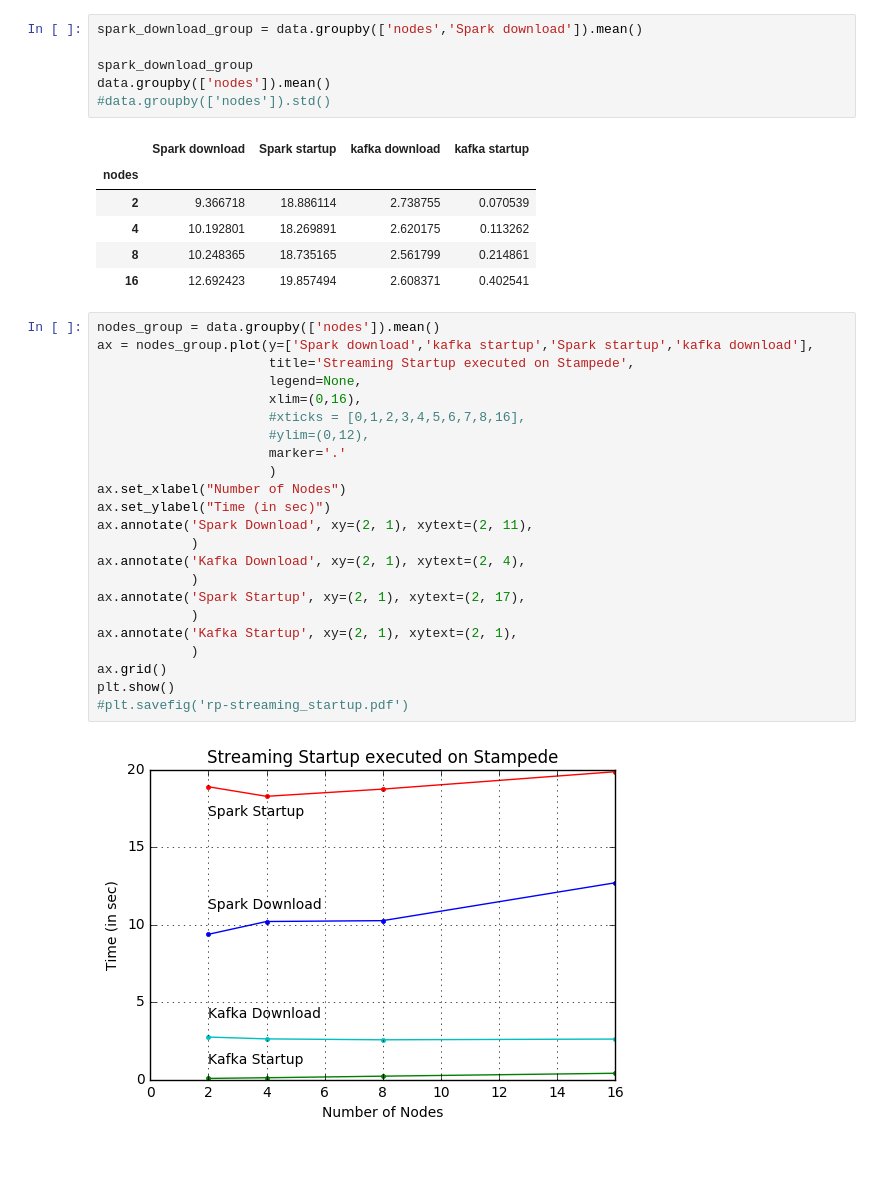
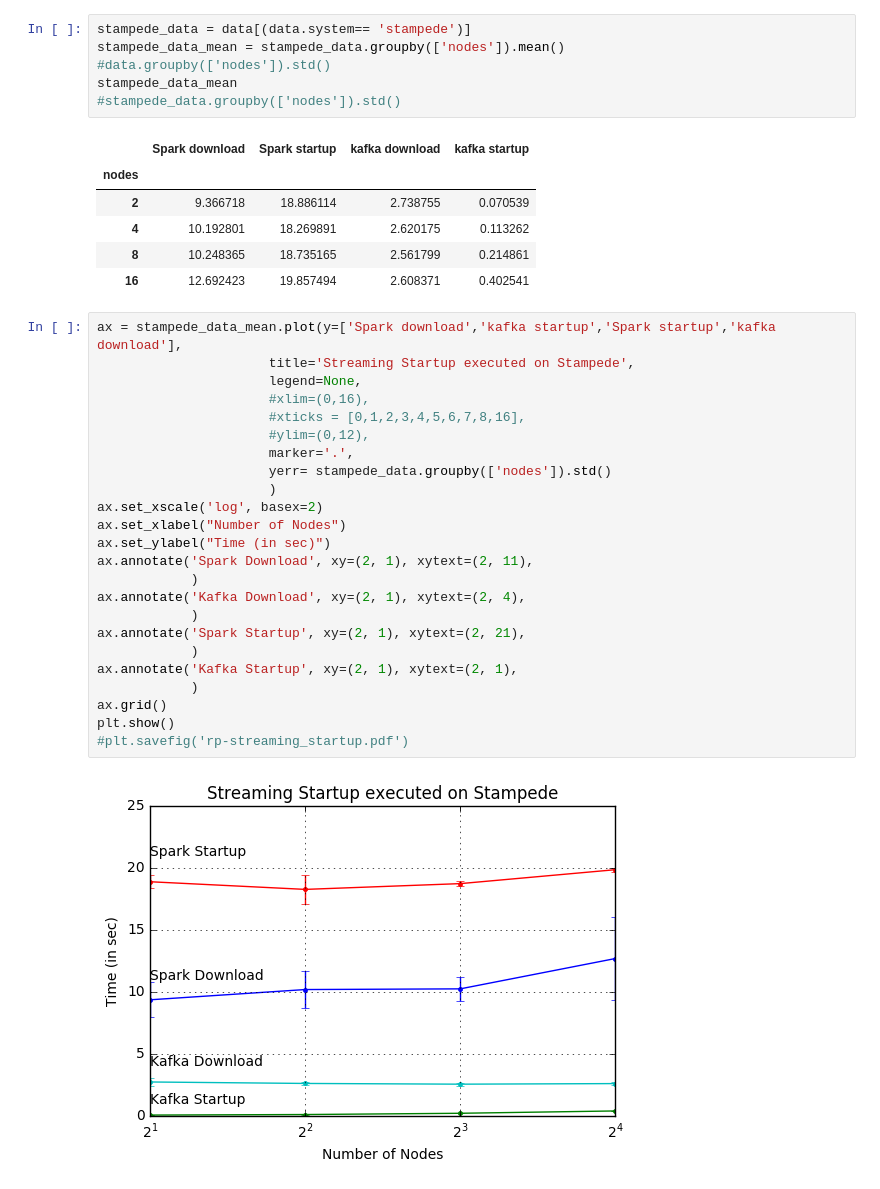
Before and after one commit to radical-experiments/midas_exps, a Jupyter notebook: streaming/plot startup results.ipynb, the cells around one changed output. Drawn from its saved outputs; the diff is of its cells as text; blank space fills up the shorter version.

```diff
--- a/streaming/plot startup results.ipynb
+++ b/streaming/plot startup results.ipynb
@@ -24,9 +19,9 @@ data
 # %%
-spark_download_group = data.groupby(['nodes','Spark download']).mean()
-
-spark_download_group
-data.groupby(['nodes']).mean()
+stampede_data = data[(data.system== 'stampede')]
+stampede_data_mean = stampede_data.groupby(['nodes']).mean()
 #data.groupby(['nodes']).std()
+stampede_data_mean
+#stampede_data.groupby(['nodes']).std()
 # %% [output]
 |  | Spark download | Spark startup | kafka download | kafka startup |
 | nodes |  |  |  |  |
@@ -35,27 +30,28 @@ data.groupby(['nodes']).mean()
 | 8 | 10.248365 | 18.735165 | 2.561799 | 0.214861 |
 | 16 | 12.692423 | 19.857494 | 2.608371 | 0.402541 |
 # %%
-nodes_group = data.groupby(['nodes']).mean()
-ax = nodes_group.plot(y=['Spark download','kafka startup','Spark startup','kafka download'],
+ax = stampede_data_mean.plot(y=['Spark download','kafka startup','Spark startup','kafka download'],
                       title='Streaming Startup executed on Stampede',
                       legend=None,
-                      xlim=(0,16),
+                      #xlim=(0,16),
                       #xticks = [0,1,2,3,4,5,6,7,8,16],
                       #ylim=(0,12),
-                      marker='.'
+                      marker='.',
+                      yerr= stampede_data.groupby(['nodes']).std()
                       )
+ax.set_xscale('log', basex=2)
 ax.set_xlabel("Number of Nodes")
 ax.set_ylabel("Time (in sec)")
 ax.annotate('Spark Download', xy=(2, 1), xytext=(2, 11),
             )
 ax.annotate('Kafka Download', xy=(2, 1), xytext=(2, 4),
             )
-ax.annotate('Spark Startup', xy=(2, 1), xytext=(2, 17),
+ax.annotate('Spark Startup', xy=(2, 1), xytext=(2, 21),
             )
 ax.annotate('Kafka Startup', xy=(2, 1), xytext=(2, 1),
             )
 ax.grid()
 plt.show()
 #plt.savefig('rp-streaming_startup.pdf')
 # %% [output]
-[figure, old version]
+[figure, new version]
```
Also changed, not shown: parts of 9 cells of this notebook, 1 other file.
